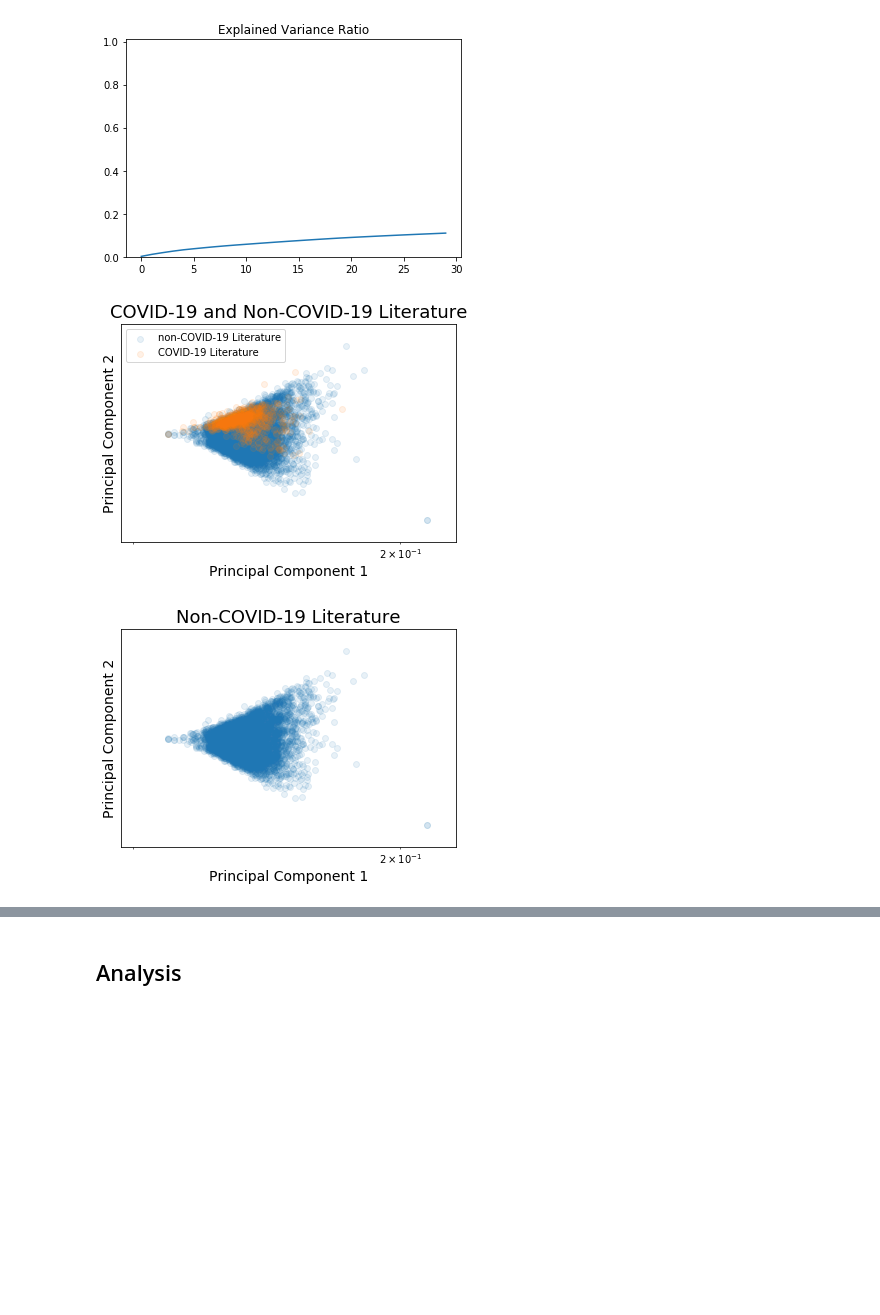
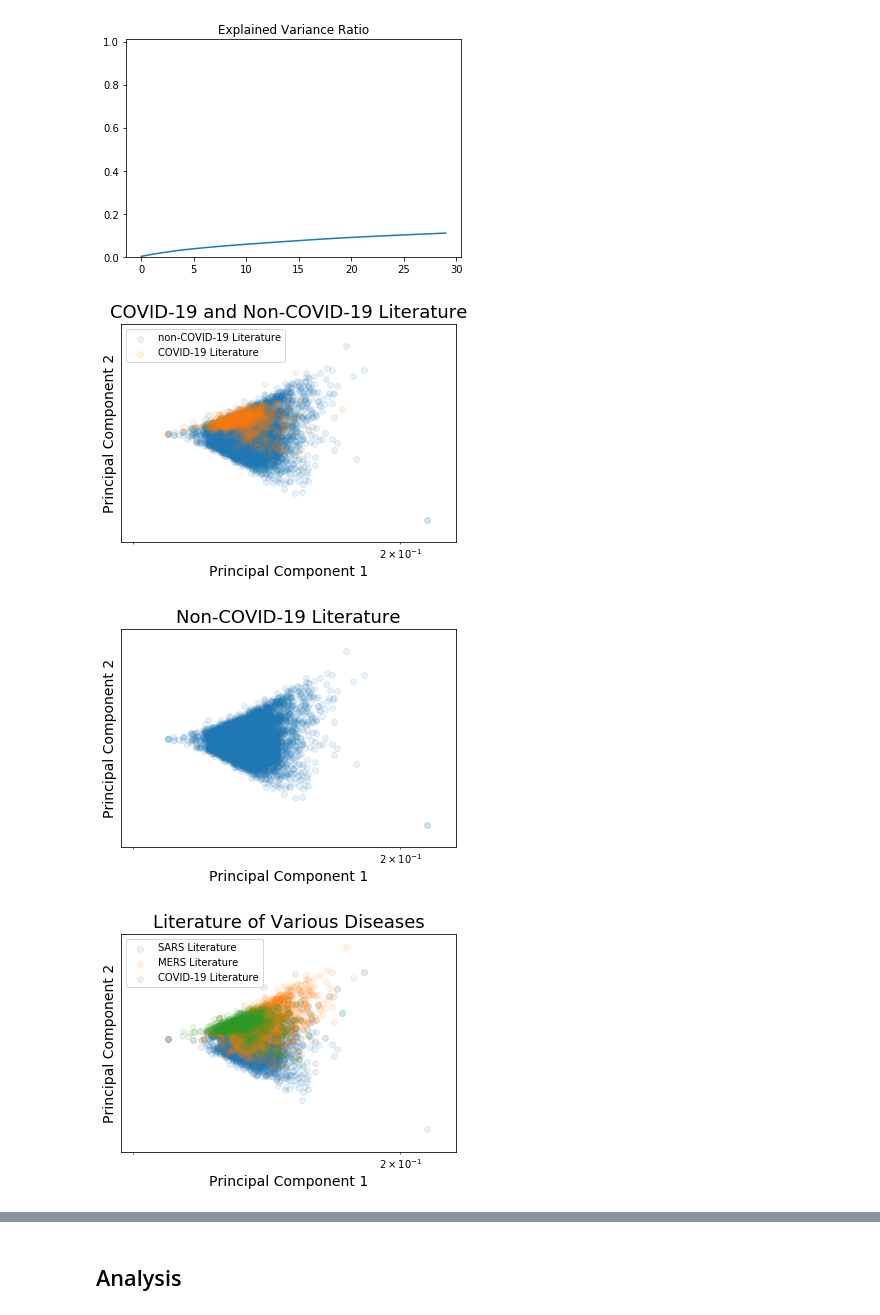
Before and after one commit to COVID19-DVRN/8-AI-Mapping-of-Relevant-Coronavirus-Literature, a Jupyter notebook: analysis/AbstractAnalytics-subsetted.ipynb, the cells around one changed output, grey strips where cells are left out. Drawn from its saved outputs; the diff is of its cells as text; code cells hidden in the pictures; blank space fills up the shorter version.

Commit message:
MOAR ANALYTIXZZZ: Bigrams; graphs over time, different sources, and diseases; plus more to assist with writeup (count of specific word in covid vs non-covid articles and more)

```diff
--- a/analysis/AbstractAnalytics-subsetted.ipynb
+++ b/analysis/AbstractAnalytics-subsetted.ipynb
@@ -43,6 +47,8 @@ There are 881 articles mentioning COVID-19.
 There are 881 articles mentioning COVID and COVID-19.
 # %%
 covid_article_indexes = np.argwhere(metadata['abstract'].str.contains('COVID')).T[0]
+mers_article_indexes = np.argwhere(metadata['abstract'].str.contains('MER|middle east| Middle East')).T[0]
+sars_article_indexes = np.argwhere(metadata['abstract'].str.contains('SARS')).T[0]
 # %% [markdown]
 # Traditional ML
 # %% [markdown]
@@ -107,36 +113,58 @@ plt.ylim(0, 1.01)
 [figure]
 # %%
 xscale_log_addition = 0.1
+c_0, c_1 = 0, 1
 
 not_covid = (np.isin(np.array(list(range(len(transformed)))), covid_article_indexes) == False)
-plt.scatter(transformed[not_covid,0] + xscale_log_addition,
-            transformed[not_covid,1], alpha=0.1, label='non-COVID-19 Literature')
+plt.scatter(transformed[not_covid,c_0] + xscale_log_addition,
+            transformed[not_covid,c_1], alpha=0.1, label='non-COVID-19 Literature')
 
-plt.scatter(transformed[covid_article_indexes,0] + xscale_log_addition,
-            transformed[covid_article_indexes,1], alpha=0.1, label='COVID-19 Literature')
+plt.scatter(transformed[covid_article_indexes,c_0] + xscale_log_addition,
+            transformed[covid_article_indexes,c_1], alpha=0.1, label='COVID-19 Literature')
 # plt.yscale('log')
 plt.xscale('log')
 plt.title('COVID-19 and Non-COVID-19 Literature', size=18)
 plt.xlabel('Principal Component 1', size=14)
 plt.ylabel('Principal Component 2', size=14)
 plt.xticks([]); plt.yticks([])
 plt.legend()
 plt.show()
 
 
 
 
 not_covid = (np.isin(np.array(list(range(len(transformed)))), covid_article_indexes) == False)
-plt.scatter(transformed[not_covid,0] + xscale_log_addition,
-            transformed[not_covid,1], alpha=0.1)
+plt.scatter(transformed[not_covid,c_0] + xscale_log_addition,
+            transformed[not_covid,c_1], alpha=0.1, label='non-COVID-19 Literature')
+
+plt.scatter(transformed[covid_article_indexes,c_0] + xscale_log_addition,
+            transformed[covid_article_indexes,c_1], alpha=0., label='COVID-19 Literature')
 # plt.yscale('log')
 plt.xscale('log')
 plt.title('Non-COVID-19 Literature', size=18)
 plt.xlabel('Principal Component 1', size=14)
 plt.ylabel('Principal Component 2', size=14)
 plt.xticks([]); plt.yticks([])
 # plt.legend()
 plt.show()
+
+
+
+plt.scatter(transformed[sars_article_indexes,c_0] + xscale_log_addition,
+            transformed[sars_article_indexes,c_1], alpha=0.1, label='SARS Literature')
+plt.scatter(transformed[mers_article_indexes,c_0] + xscale_log_addition,
+            transformed[mers_article_indexes,c_1], alpha=0.1, label='MERS Literature')
+plt.scatter(transformed[covid_article_indexes,c_0] + xscale_log_addition,
+            transformed[covid_article_indexes,c_1], alpha=0.1, label='COVID-19 Literature')
+# plt.yscale('log')
+plt.xscale('log')
+plt.title('Literature of Various Diseases', size=18)
+plt.xlabel('Principal Component 1', size=14)
+plt.ylabel('Principal Component 2', size=14)
+plt.xticks([]); plt.yticks([])
+plt.legend()
+plt.show()
 # %% [output]
 [figure]
 [figure]
+[figure, added]
```
Also changed, not shown: parts of 16 cells of this notebook.
